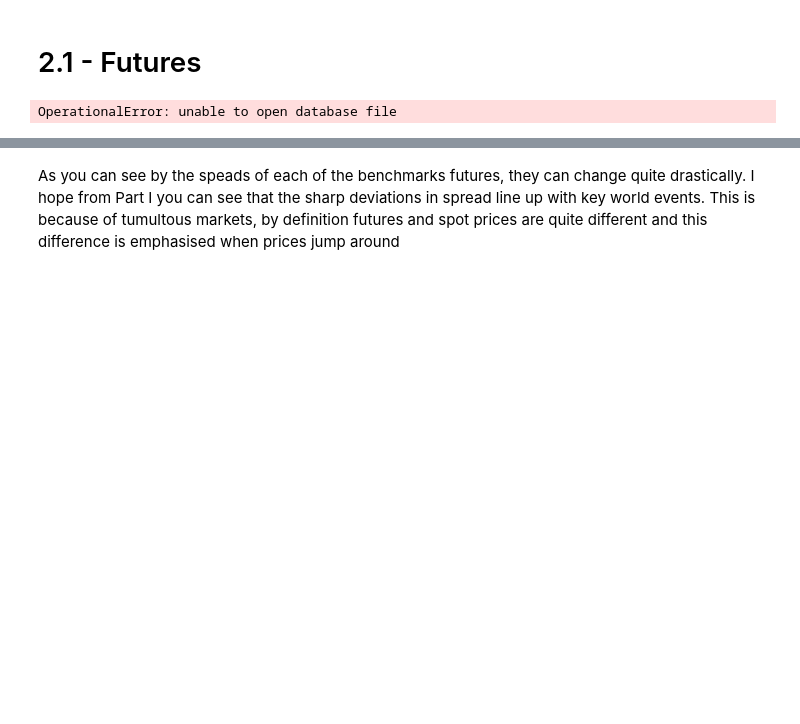
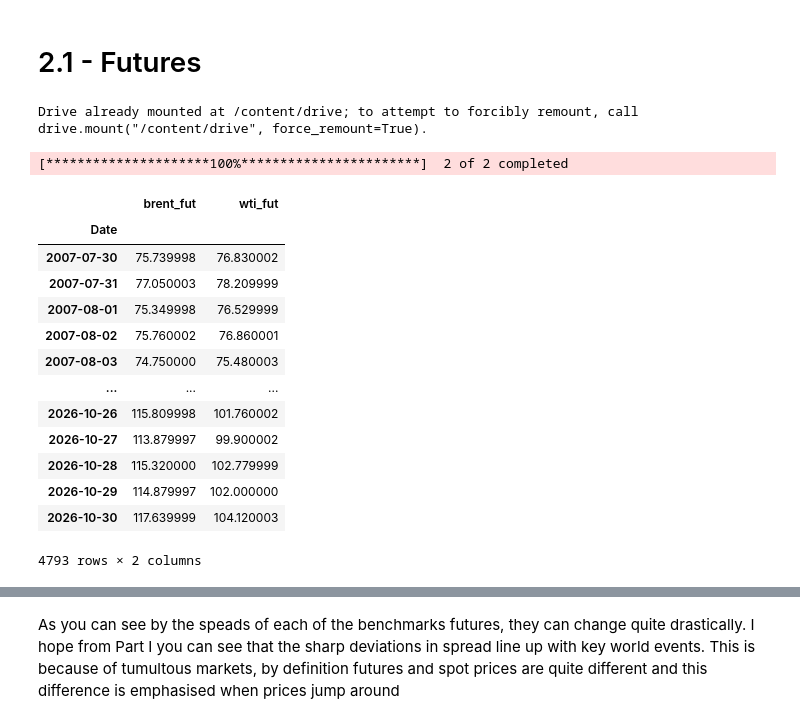
Before and after one commit to Seamuscs/Brent-and-WTI-spread-analysis, a Jupyter notebook: Part_II_Statistical_Analysis.ipynb, the cells around one changed output, grey strips where cells are left out. Saved outputs shown, nothing was run; the diff lists cells and outputs as text; code cells hidden in the pictures; blank space fills up the shorter version.

```diff
--- a/Part_II_Statistical_Analysis.ipynb
+++ b/Part_II_Statistical_Analysis.ipynb
@@ -5,22 +5,37 @@
 In this part I want to do more advanced statistical analysis, for this I will remove one of the limitations from the last part. I will work with futures instead. Sadly, my university will not let me use their Bloomberg terminal but I will use a free alternative and only starts in 2007, though our objective is not to be profitable anyway but anaylse.
 # %% [markdown]
 #  2.1 - Futures
-# %%
-import yfinance as yf
-import pandas as pd
-import sqlite3
-from google.colab import drive
-
-conn = sqlite3.connect('/content/drive/MyDrive/oil_project/oil.db')
-
-df = pd.read_sql("SELECT date, brent - wti AS spread FROM prices", conn)
-# %% [output]
-OperationalError: unable to open database file
+# %%
+import yfinance as yf
+import matplotlib.pyplot as plt
+import numpy as np
+from google.colab import drive
+import pandas as pd
+drive.mount('/content/drive')
+df = pd.read_parquet('/content/drive/MyDrive/Brent_and_WTI_spread_analysis_project/adjusted_spot_data.parquet')
+# %% [output]
+Drive already mounted at /content/drive; to attempt to forcibly remount, call drive.mount("/content/drive", force_remount=True).
 # %%
 fut = yf.download(["BZ=F", "CL=F"], start="2007-01-01")["Close"]
 fut.columns = ["brent_fut", "wti_fut"]
 fut.dropna(inplace=True)
-print(fut)
+fut
+# %% [output]
+[*********************100%***********************]  2 of 2 completed
+|  | brent_fut | wti_fut |
+| Date |  |  |
+| 2007-07-30 | 75.739998 | 76.830002 |
+| 2007-07-31 | 77.050003 | 78.209999 |
+| 2007-08-01 | 75.349998 | 76.529999 |
+| 2007-08-02 | 75.760002 | 76.860001 |
+| 2007-08-03 | 74.750000 | 75.480003 |
+| ... | ... | ... |
+| 2026-10-26 | 115.809998 | 101.760002 |
+| 2026-10-27 | 113.879997 | 99.900002 |
+| 2026-10-28 | 115.320000 | 102.779999 |
+| 2026-10-29 | 114.879997 | 102.000000 |
+| 2026-10-30 | 117.639999 | 104.120003 |
+4793 rows × 2 columns
 # %%
 comp_1  = pd.concat([fut["brent_fut"], df["brent"]], axis=1, join="inner")
 comp_1.columns = ["brent_fut", "brent"]
```
Also changed, not shown: parts of 1 cell of this notebook.
